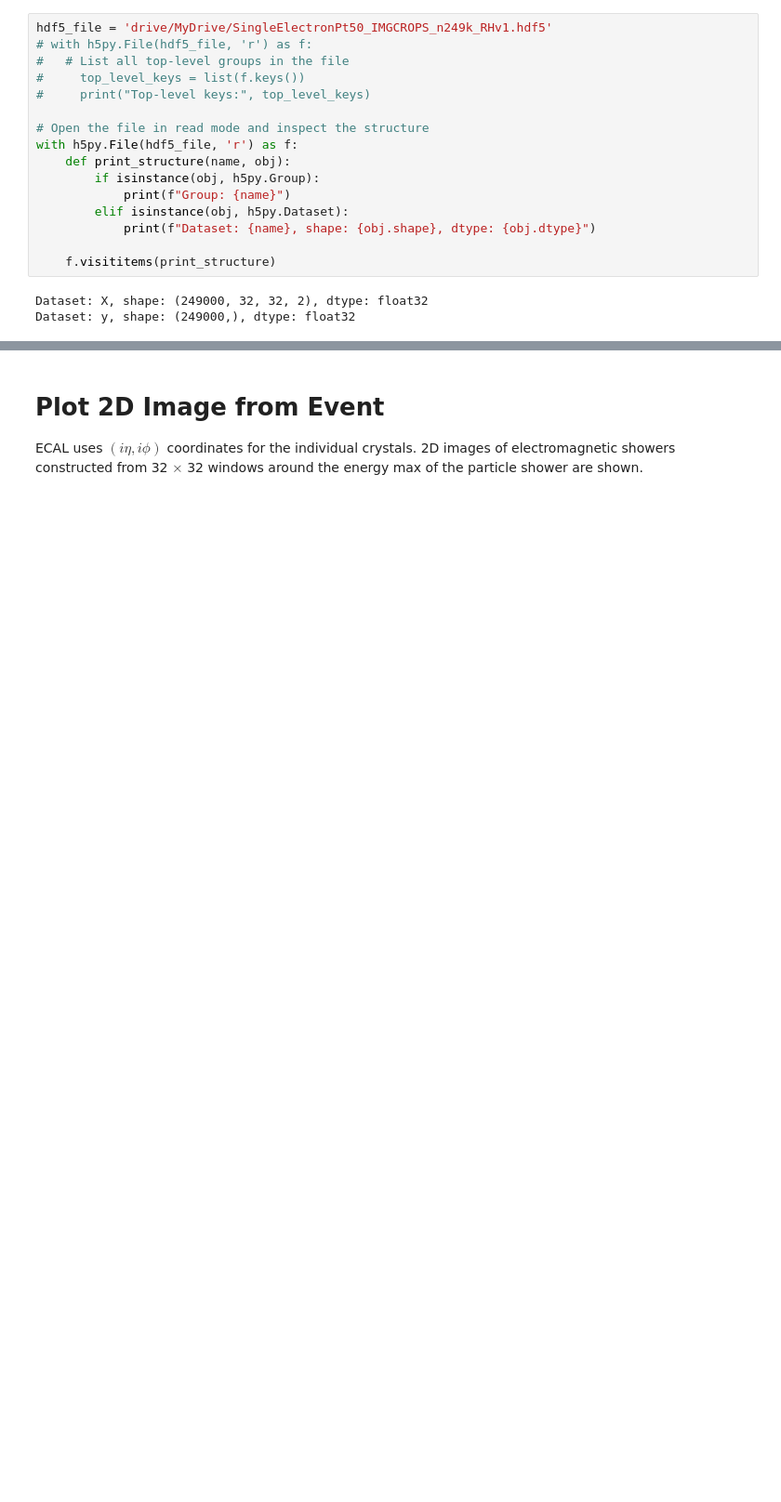
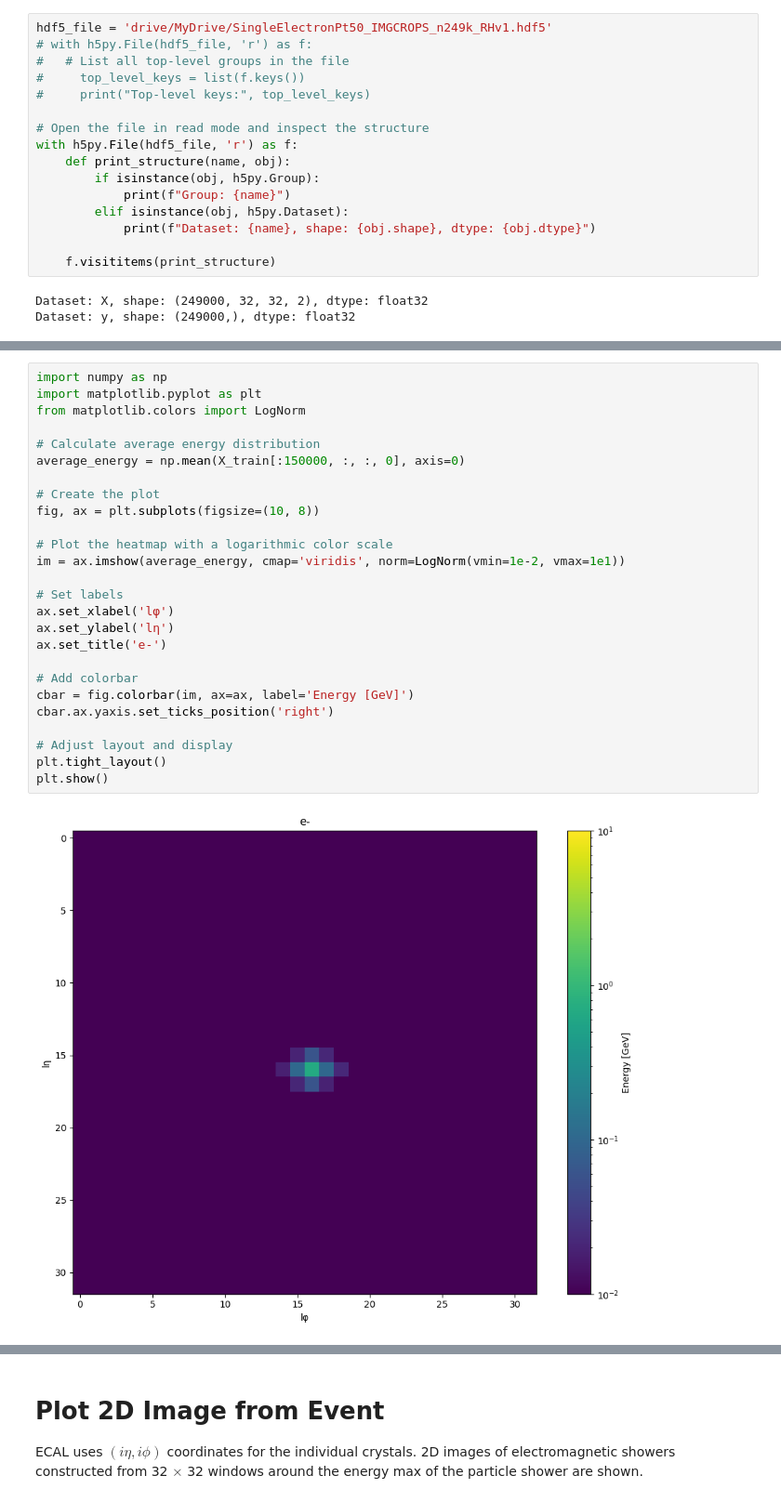
Before and after one commit to uzzielperez/lhcbMLbets, a Jupyter notebook: notebooks/eleVsPhoCNN1.ipynb, the cells around one changed output, grey strips where cells are left out. Shown at 93% size. Cells and saved outputs as stored; diff of their text form; blank space fills up the shorter version.

```diff
--- a/notebooks/eleVsPhoCNN1.ipynb
+++ b/notebooks/eleVsPhoCNN1.ipynb
@@ -155,0 +230,28 @@ plt.show()
+# %%
+import numpy as np
+import matplotlib.pyplot as plt
+from matplotlib.colors import LogNorm
+
+# Calculate average energy distribution
+average_energy = np.mean(X_train[:150000, :, :, 0], axis=0)
+
+# Create the plot
+fig, ax = plt.subplots(figsize=(10, 8))
+
+# Plot the heatmap with a logarithmic color scale
+im = ax.imshow(average_energy, cmap='viridis', norm=LogNorm(vmin=1e-2, vmax=1e1))
+
+# Set labels
+ax.set_xlabel('lφ')
+ax.set_ylabel('lη')
+ax.set_title('e-')
+
+# Add colorbar
+cbar = fig.colorbar(im, ax=ax, label='Energy [GeV]')
+cbar.ax.yaxis.set_ticks_position('right')
+
+# Adjust layout and display
+plt.tight_layout()
+plt.show()
+# %% [output]
+[figure, added]
```
Also changed, not shown: parts of 21 cells of this notebook.
